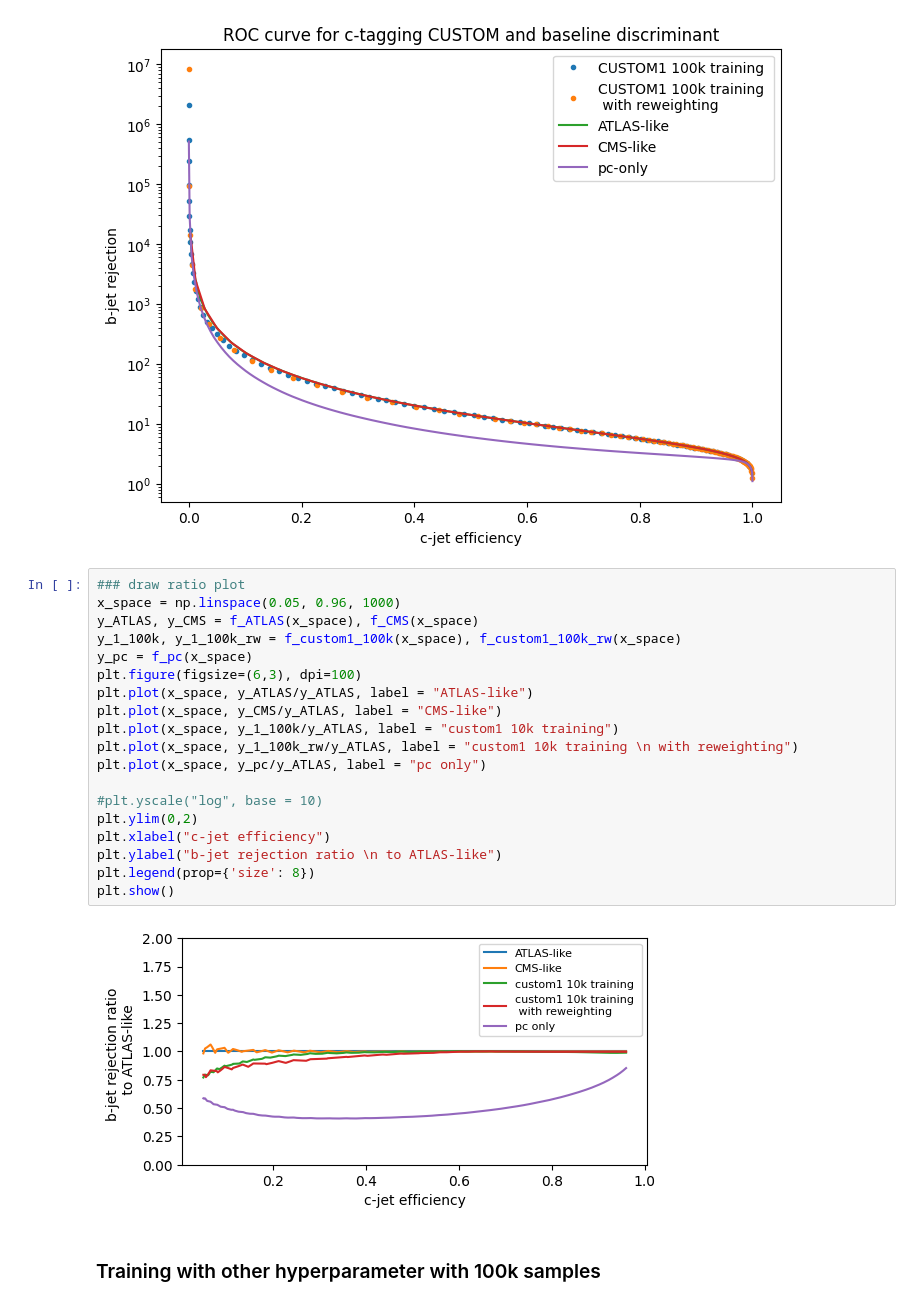
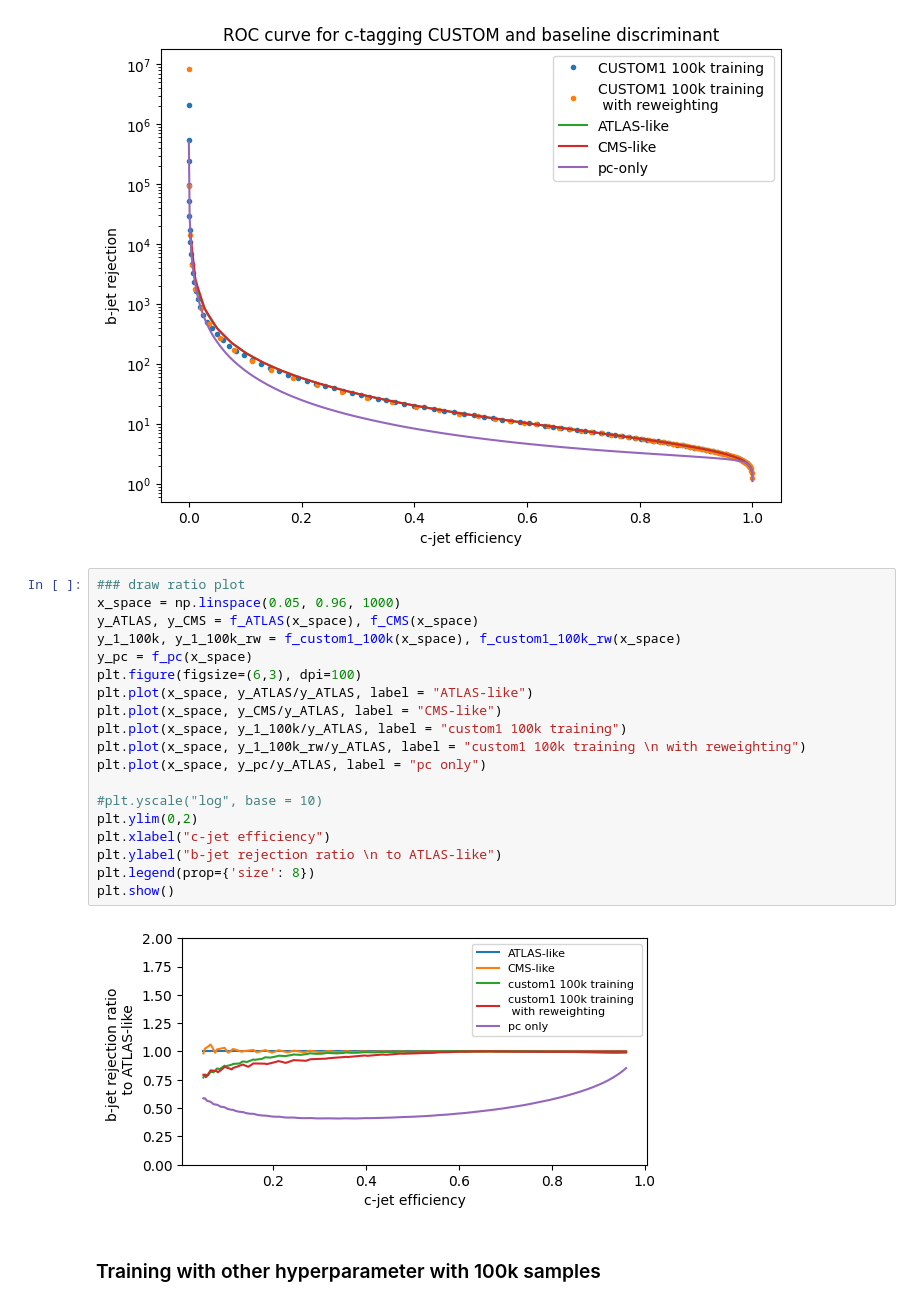
Before and after one commit to hairlessdevil/custom, a Jupyter notebook: custom_proto.ipynb, the cells around one changed output. Saved outputs shown, nothing was run; the diff lists cells and outputs as text.

Commit message:
update ratio plot legend

```diff
--- a/custom_proto.ipynb
+++ b/custom_proto.ipynb
@@ -1093,24 +1090,24 @@ plt.show()
 # %%
 ### draw ratio plot
 x_space = np.linspace(0.05, 0.96, 1000)
 y_ATLAS, y_CMS = f_ATLAS(x_space), f_CMS(x_space)
 y_1_100k, y_1_100k_rw = f_custom1_100k(x_space), f_custom1_100k_rw(x_space)
 y_pc = f_pc(x_space)
 plt.figure(figsize=(6,3), dpi=100)
 plt.plot(x_space, y_ATLAS/y_ATLAS, label = "ATLAS-like")
 plt.plot(x_space, y_CMS/y_ATLAS, label = "CMS-like")
-plt.plot(x_space, y_1_100k/y_ATLAS, label = "custom1 10k training")
-plt.plot(x_space, y_1_100k_rw/y_ATLAS, label = "custom1 10k training \n with reweighting")
+plt.plot(x_space, y_1_100k/y_ATLAS, label = "custom1 100k training")
+plt.plot(x_space, y_1_100k_rw/y_ATLAS, label = "custom1 100k training \n with reweighting")
 plt.plot(x_space, y_pc/y_ATLAS, label = "pc only")
 
 #plt.yscale("log", base = 10)
 plt.ylim(0,2)
 plt.xlabel("c-jet efficiency")
 plt.ylabel("b-jet rejection ratio \n to ATLAS-like")
 plt.legend(prop={'size': 8})
 plt.show()
 # %% [output]
-[figure, old version]
+[figure, new version]
 # %% [markdown]
 ### Training with other hyperparameter with 100k samples
 # %%
```
Also changed, not shown: parts of 1 cell of this notebook.
